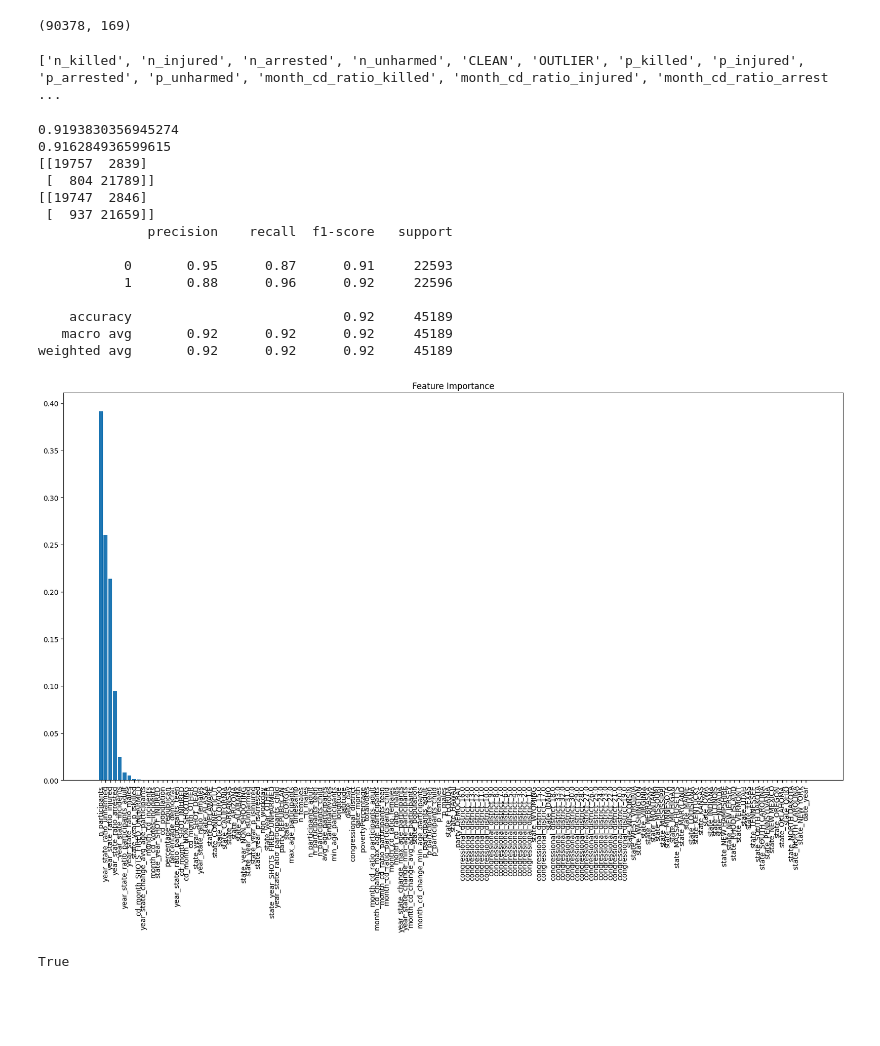
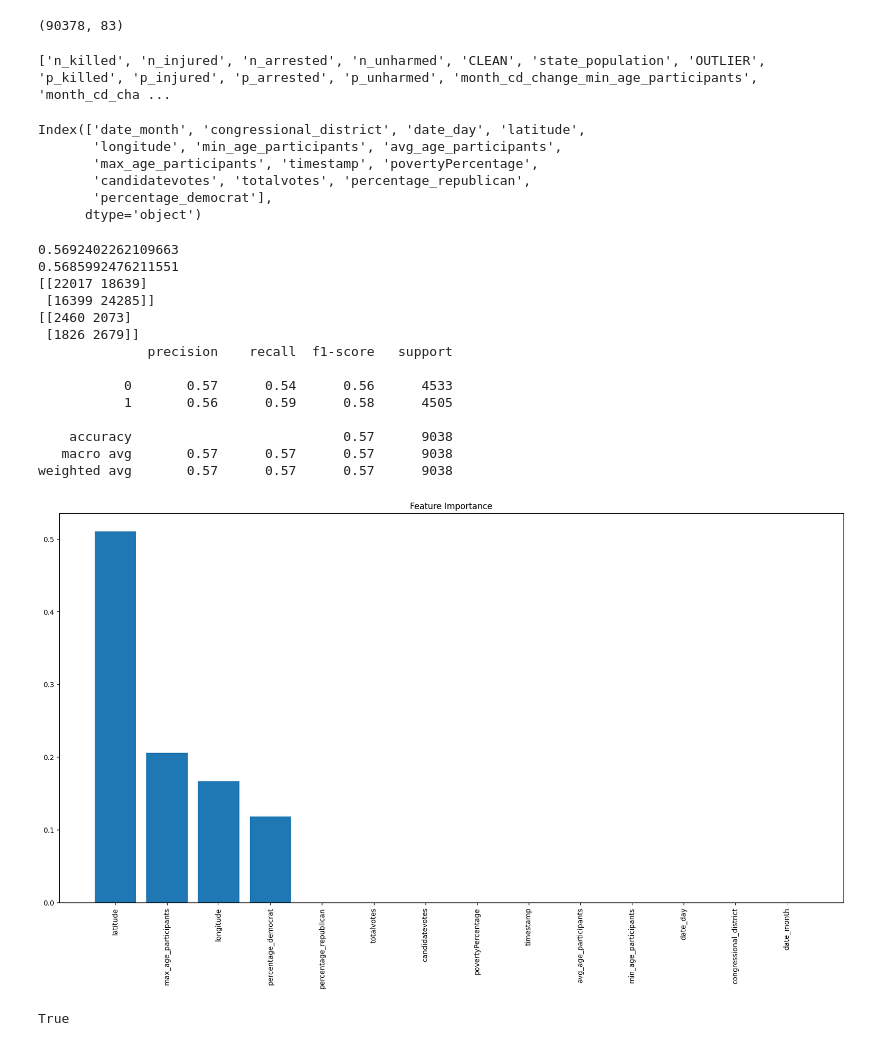
Before and after one commit to gentannipea/DataMining-2023, a Jupyter notebook: notebooks/Classification.ipynb, the cells around one changed output. Drawn from its saved outputs; the diff is of its cells as text; code cells hidden in the pictures; blank space fills up the shorter version.

```diff
--- a/notebooks/Classification.ipynb
+++ b/notebooks/Classification.ipynb
@@ -118,7 +114,7 @@ def one_hot(dataset, variables):
             dataset[variable+'_'+str(var)] = (dataset[variable] == var).astype(int)
     return dataset
 
-discretized = one_hot(discretized, TO_DISCRETIZE)
+# discretized = one_hot(discretized, TO_DISCRETIZE)
 # discretized = discretize_data(discretized, cat_cols)
 discretized = discretized.drop(columns=cat_cols)
 
@@ -126,7 +122,7 @@ discretized.shape
 
 # final = final.drop(columns=cat_cols)
 # %% [output]
-(90378, 169)
+(90378, 83)
 # %%
 f = discretized.copy()
 
@@ -138,8 +134,8 @@ del f['isUnharmed']
 del f['isArrested']
 
 # keywords = ['killed', 'incident_', 'p_injured', 'p_arrested', 'p_unharmed']
-keywords = ['killed', 'arrested', 'unharmed', 'injured', 'DEAD', 'CLEAN', 'OUTLIER', 'incident_']
-whitelist = ['state_']
+keywords = ['killed', 'arrested', 'unharmed', 'injured', 'DEAD', 'CLEAN', 'OUTLIER', 'incident_', 'cd_', 'state_']
+whitelist = []
 blacklist = ['killed']
 # del all columns with keywords in it
 deleted = []
@@ -158,11 +154,12 @@ print(deleted)
 
 f = f.astype('float64')
 
+
 # del f['n_killed']
 # del f['p_killed']
 # del f['month_cd_ratio_killed']
 # %% [output]
-['n_killed', 'n_injured', 'n_arrested', 'n_unharmed', 'CLEAN', 'OUTLIER', 'p_killed', 'p_injured', 'p_arrested', 'p_unharmed', 'month_cd_ratio_killed', 'month_cd_ratio_injured', 'month_cd_ratio_arrest ...
+['n_killed', 'n_injured', 'n_arrested', 'n_unharmed', 'CLEAN', 'state_population', 'OUTLIER', 'p_killed', 'p_injured', 'p_arrested', 'p_unharmed', 'month_cd_change_min_age_participants', 'month_cd_cha ...
 # %%
 from sklearn.preprocessing import StandardScaler
 
@@ -175,13 +172,38 @@ scaled = scaler.fit_transform(f)
 scaled = pd.DataFrame(scaled, columns=f.columns)
 
 
-# scaled = f
+scaled = f
 # %%
 X_train = scaled.loc[idx_train]
 X_test = scaled.loc[idx_test]
 
 y_train = isKilled.loc[idx_train]
 y_test = isKilled.loc[idx_test]
+# %%
+# calculate the importance of each feature wrt the target variable
+from sklearn.ensemble import ExtraTreesClassifier
+from sklearn.feature_selection import SelectFromModel
+
+clf = ExtraTreesClassifier(n_estimators=100)
+clf = clf.fit(X_train, y_train)
+clf.feature_importances_
+model = SelectFromModel(clf, prefit=True)
+X_new = model.transform(X_train)
+X_new.shape
+
+# get the selected features
+selected_features = scaled.columns[model.get_support()]
+selected_features
+# %% [output]
+Index(['date_month', 'congressional_district', 'date_day', 'latitude',
+       'longitude', 'min_age_participants', 'avg_age_participants',
+       'max_age_participants', 'timestamp', 'povertyPercentage',
+       'candidatevotes', 'totalvotes', 'percentage_republican',
+       'percentage_democrat'],
+      dtype='object')
+# %%
+X_train = X_train[selected_features]
+X_test = X_test[selected_features]
 # %%
 
 
@@ -189,48 +211,48 @@ from sklearn.tree import DecisionTreeClassifier
 from sklearn.neural_network import MLPClassifier
 from sklearn.metrics import accuracy_score
 
-clf = DecisionTreeClassifier(criterion='log_loss', splitter='best', max_depth=7, min_samples_split=3, min_samples_leaf=4)
+clf = DecisionTreeClassifier(criterion='gini', splitter='best', max_depth=3, min_samples_split=3, min_samples_leaf=4)
 clf.fit(X_train, y_train)
 y_pred_train = clf.predict(X_train)
 y_pred = clf.predict(X_test)
 print(accuracy_score(y_train, y_pred_train))
 print(accuracy_score(y_test, y_pred))
 from sklearn.metrics import confusion_matrix
 
 print(confusion_matrix(y_train, y_pred_train, labels=[0, 1]))
 print(confusion_matrix(y_test, y_pred, labels=[0, 1]))
 
 from sklearn.metrics import classification_report
 
 print(classification_report(y_test, y_pred, labels=[0, 1]))
 
 from matplotlib import pyplot as plt
 
 importances = clf.feature_importances_
 indices = np.argsort(importances)[::-1]
-names = [f.columns[i] for i in indices]
+names = [X_train.columns[i] for i in indices]
 
 plt.figure(figsize=(20, 10))
 plt.title("Feature Importance")
 plt.bar(range(X_train.shape[1]), importances[indices])
 plt.xticks(range(X_train.shape[1]), names, rotation=90)
 plt.show()
 # %% [output]
-0.9193830356945274
-0.916284936599615
-[[19757  2839]
- [  804 21789]]
-[[19747  2846]
- [  937 21659]]
+0.5692402262109663
+0.5685992476211551
+[[22017 18639]
+ [16399 24285]]
+[[2460 2073]
+ [1826 2679]]
               precision    recall  f1-score   support
 
-           0       0.95      0.87      0.91     22593
-           1       0.88      0.96      0.92     22596
+           0       0.57      0.54      0.56      4533
+           1       0.56      0.59      0.58      4505
 
-    accuracy                           0.92     45189
-   macro avg       0.92      0.92      0.92     45189
-weighted avg       0.92      0.92      0.92     45189
+    accuracy                           0.57      9038
+   macro avg       0.57      0.57      0.57      9038
+weighted avg       0.57      0.57      0.57      9038
-[figure, old version]
+[figure, new version]
 # %%
 from sklearn.tree import export_graphviz
 
```
Also changed, not shown: parts of 6 cells of this notebook, 1 other file.
